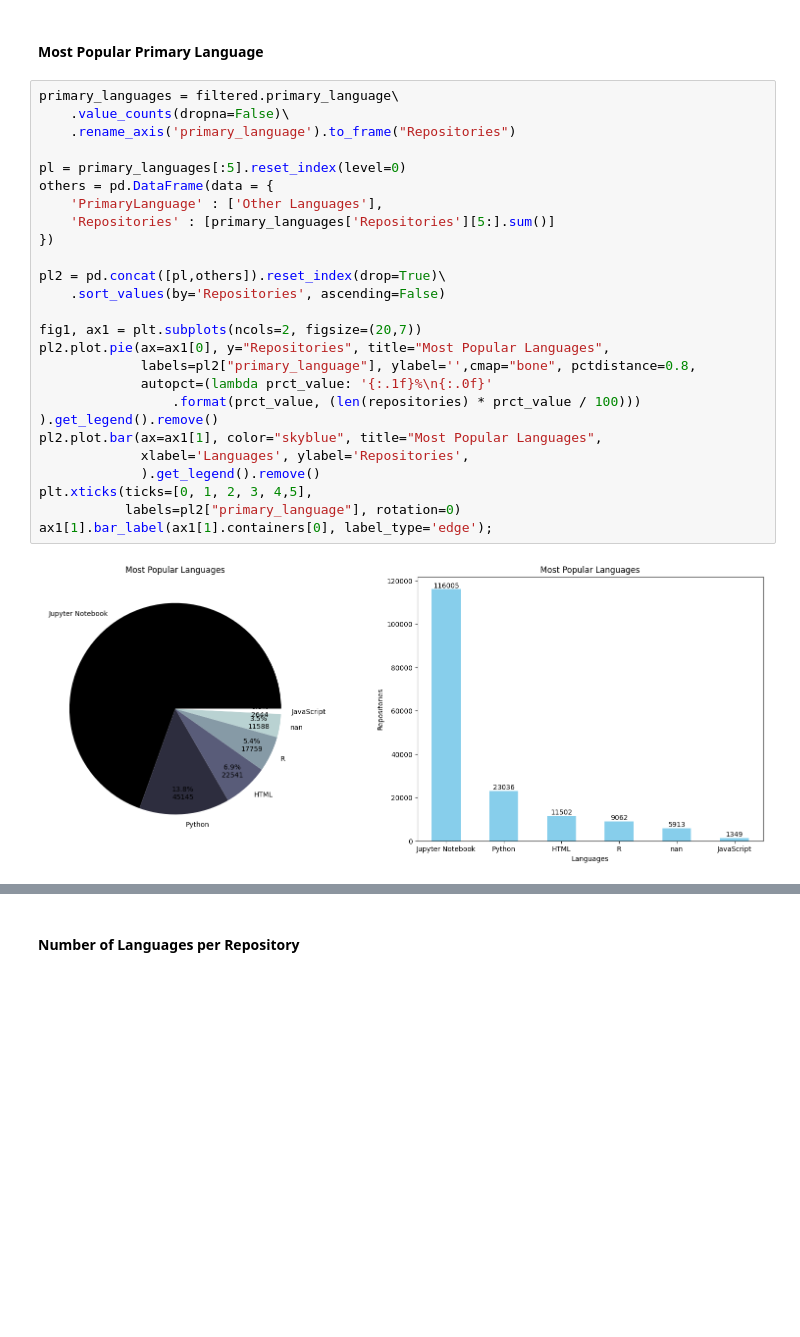
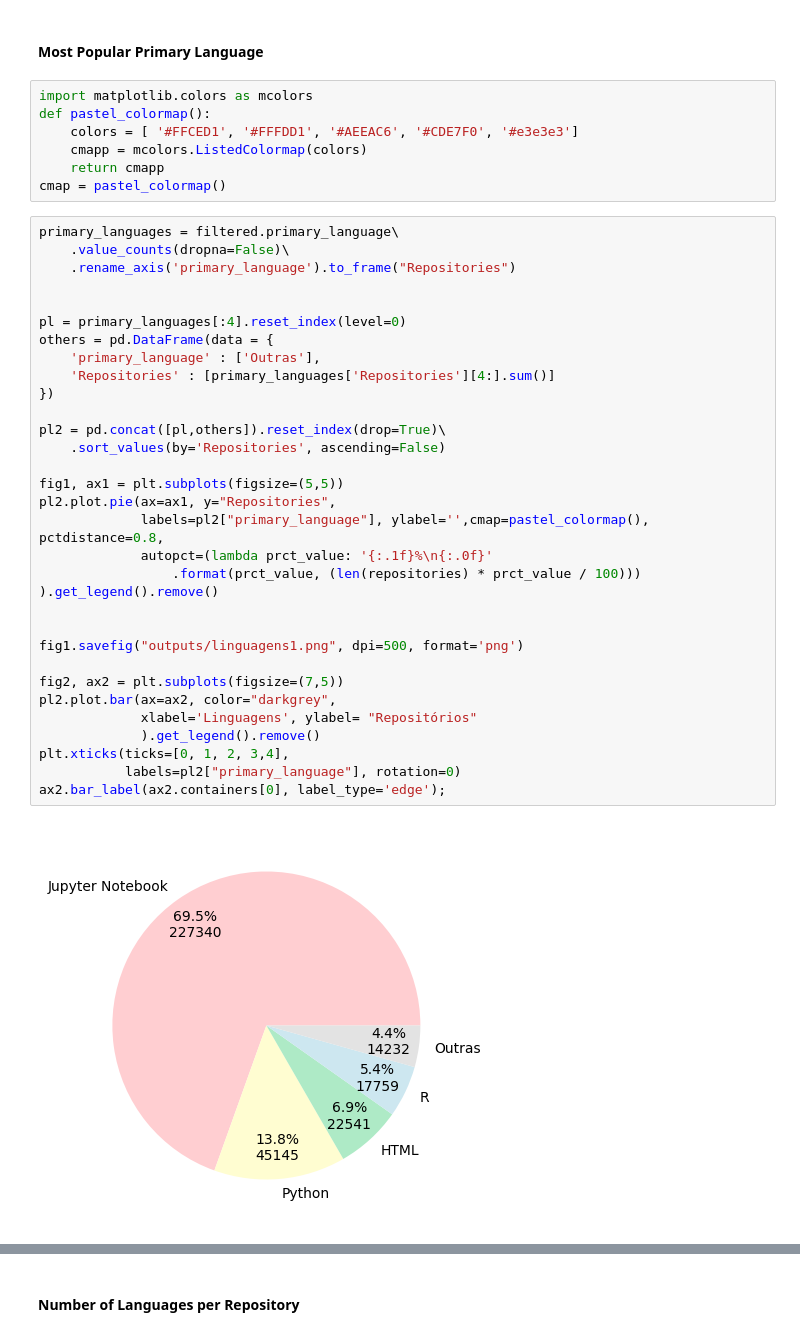
Before and after one commit to dew-uff/dsmining, a Jupyter notebook: src/analyzes/a2_filtered.ipynb, the cells around one changed output, grey strips where cells are left out. Drawn from its saved outputs; the diff is of its cells as text; blank space fills up the shorter version.

```diff
--- a/src/analyzes/a2_filtered.ipynb
+++ b/src/analyzes/a2_filtered.ipynb
@@ -26,30 +26,43 @@ Total of Repositories Filtered:  166867
 In this section we will investigate the languages that are used in Data Science Projects
 # %% [markdown]
 #### Most Popular Primary Language
+# %%
+import matplotlib.colors as mcolors
+def pastel_colormap():
+    colors = [ '#FFCED1', '#FFFDD1', '#AEEAC6', '#CDE7F0', '#e3e3e3']
+    cmapp = mcolors.ListedColormap(colors)
+    return cmapp
+cmap = pastel_colormap()
 # %%
 primary_languages = filtered.primary_language\
     .value_counts(dropna=False)\
     .rename_axis('primary_language').to_frame("Repositories")
 
-pl = primary_languages[:5].reset_index(level=0)
+
+pl = primary_languages[:4].reset_index(level=0)
 others = pd.DataFrame(data = {
-    'PrimaryLanguage' : ['Other Languages'],
-    'Repositories' : [primary_languages['Repositories'][5:].sum()]
+    'primary_language' : ['Outras'],
+    'Repositories' : [primary_languages['Repositories'][4:].sum()]
 })
 
 pl2 = pd.concat([pl,others]).reset_index(drop=True)\
     .sort_values(by='Repositories', ascending=False)
 
-fig1, ax1 = plt.subplots(ncols=2, figsize=(20,7))
-pl2.plot.pie(ax=ax1[0], y="Repositories", title="Most Popular Languages",
-             labels=pl2["primary_language"], ylabel='',cmap="bone", pctdistance=0.8,
+fig1, ax1 = plt.subplots(figsize=(5,5))
+pl2.plot.pie(ax=ax1, y="Repositories",
+             labels=pl2["primary_language"], ylabel='',cmap=pastel_colormap(), pctdistance=0.8,
              autopct=(lambda prct_value: '{:.1f}%\n{:.0f}'
                  .format(prct_value, (len(repositories) * prct_value / 100))) ).get_legend().remove()
-pl2.plot.bar(ax=ax1[1], color="skyblue", title="Most Popular Languages",
-             xlabel='Languages', ylabel='Repositories',
+
+
+fig1.savefig("outputs/linguagens1.png", dpi=500, format='png')
+
+fig2, ax2 = plt.subplots(figsize=(7,5))
+pl2.plot.bar(ax=ax2, color="darkgrey",
+             xlabel='Linguagens', ylabel= "Repositórios"
              ).get_legend().remove()
-plt.xticks(ticks=[0, 1, 2, 3, 4,5],
+plt.xticks(ticks=[0, 1, 2, 3,4],
            labels=pl2["primary_language"], rotation=0)
-ax1[1].bar_label(ax1[1].containers[0], label_type='edge');
+ax2.bar_label(ax2.containers[0], label_type='edge');
 # %% [output]
-[figure, old version]
+[figure, new version]
```
Also changed, not shown: parts of 1 cell of this notebook, 1 other file.
